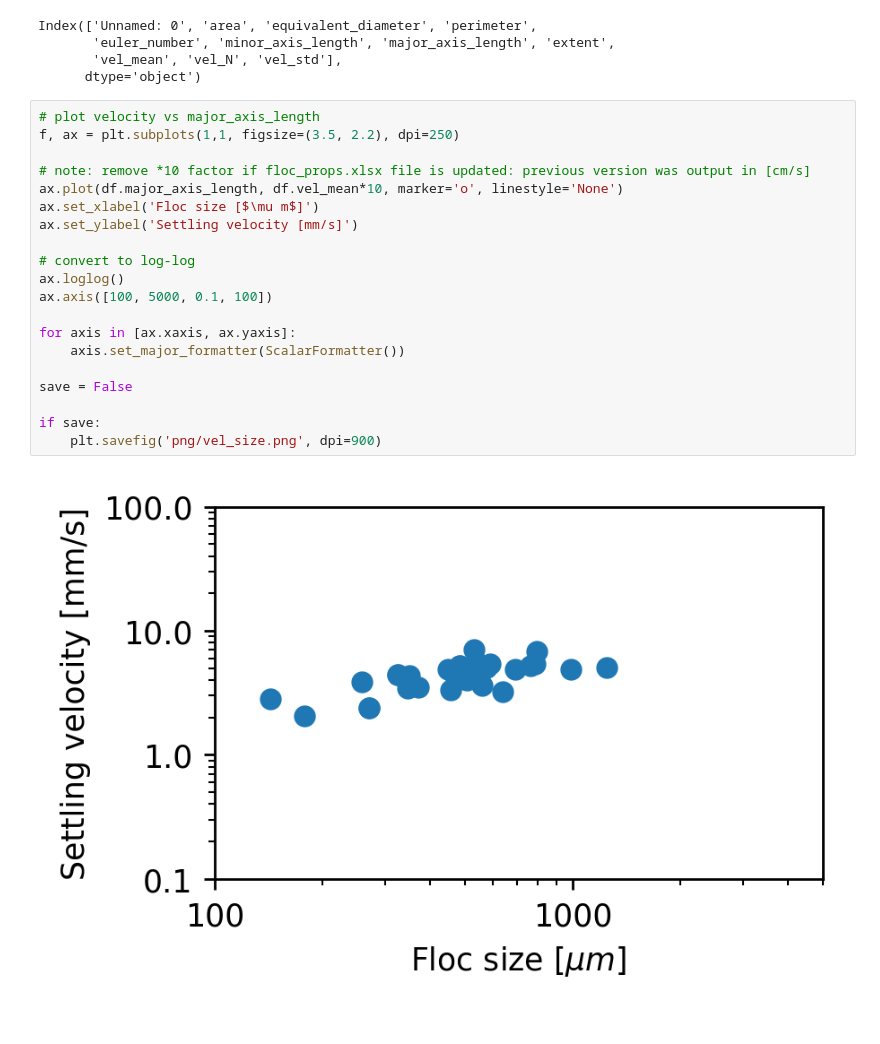
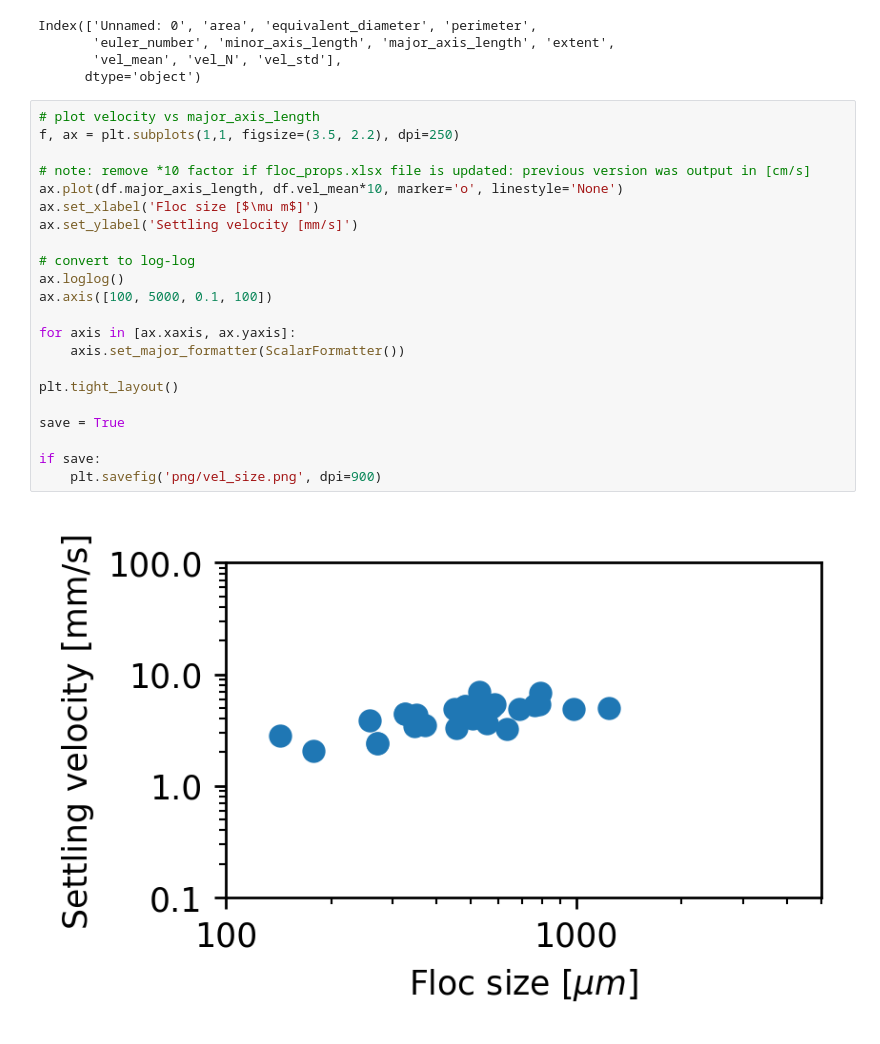
Before and after one commit to rmaciver/safas, a Jupyter notebook: notebooks/data_vis_with_safas.ipynb, the cells around one changed output. Cells and saved outputs as stored; diff of their text form.

```diff
--- a/notebooks/data_vis_with_safas.ipynb
+++ b/notebooks/data_vis_with_safas.ipynb
@@ -63,22 +63,24 @@ Index(['Unnamed: 0', 'area', 'equivalent_diameter', 'perimeter',
 # %%
 # plot velocity vs major_axis_length
 f, ax = plt.subplots(1,1, figsize=(3.5, 2.2), dpi=250)
 
 # note: remove *10 factor if floc_props.xlsx file is updated: previous version was output in [cm/s]
 ax.plot(df.major_axis_length, df.vel_mean*10, marker='o', linestyle='None')
 ax.set_xlabel('Floc size [$\mu m$]')
 ax.set_ylabel('Settling velocity [mm/s]')
 
 # convert to log-log
 ax.loglog()
 ax.axis([100, 5000, 0.1, 100])
 
 for axis in [ax.xaxis, ax.yaxis]:
     axis.set_major_formatter(ScalarFormatter())
 
-save = False
+plt.tight_layout()
+
+save = True
 
 if save:
     plt.savefig('png/vel_size.png', dpi=900)
 # %% [output]
-[figure, old version]
+[figure, new version]
```
Also changed, not shown: 18 other files.
